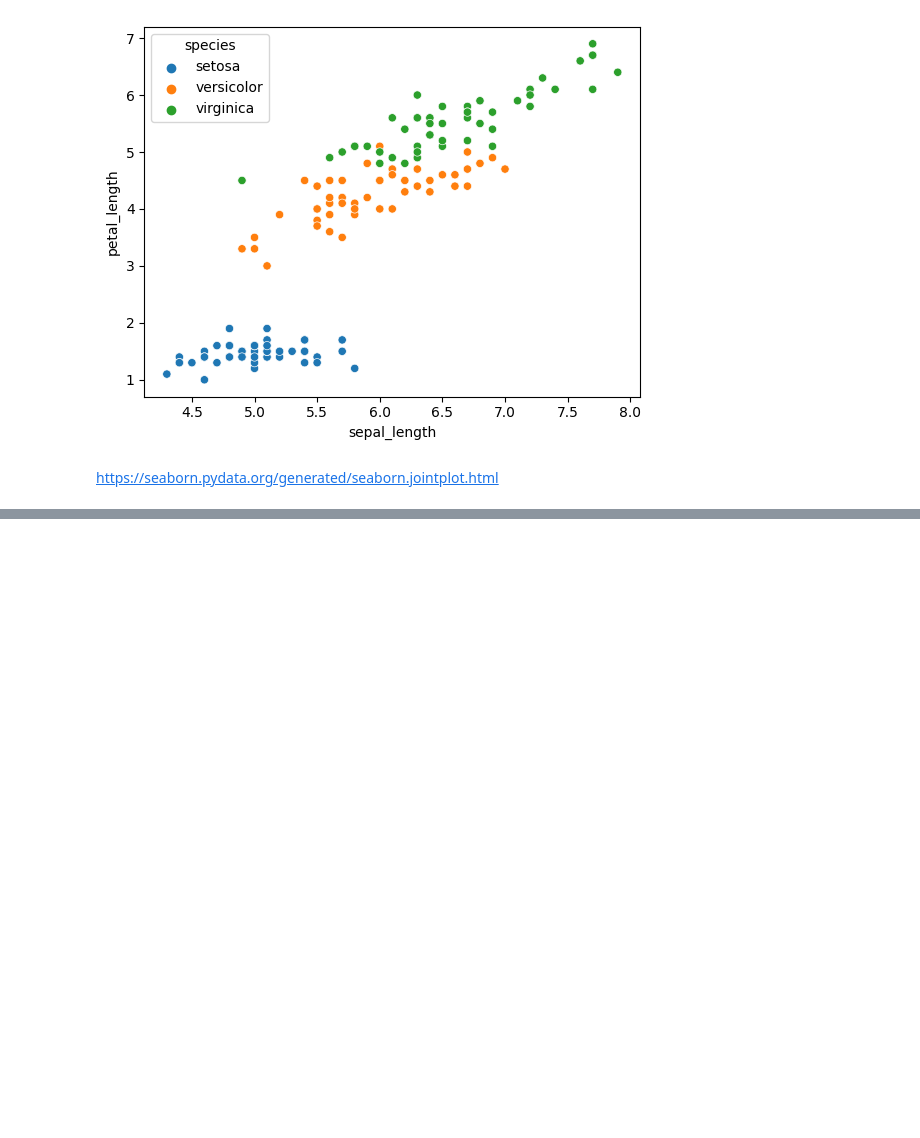
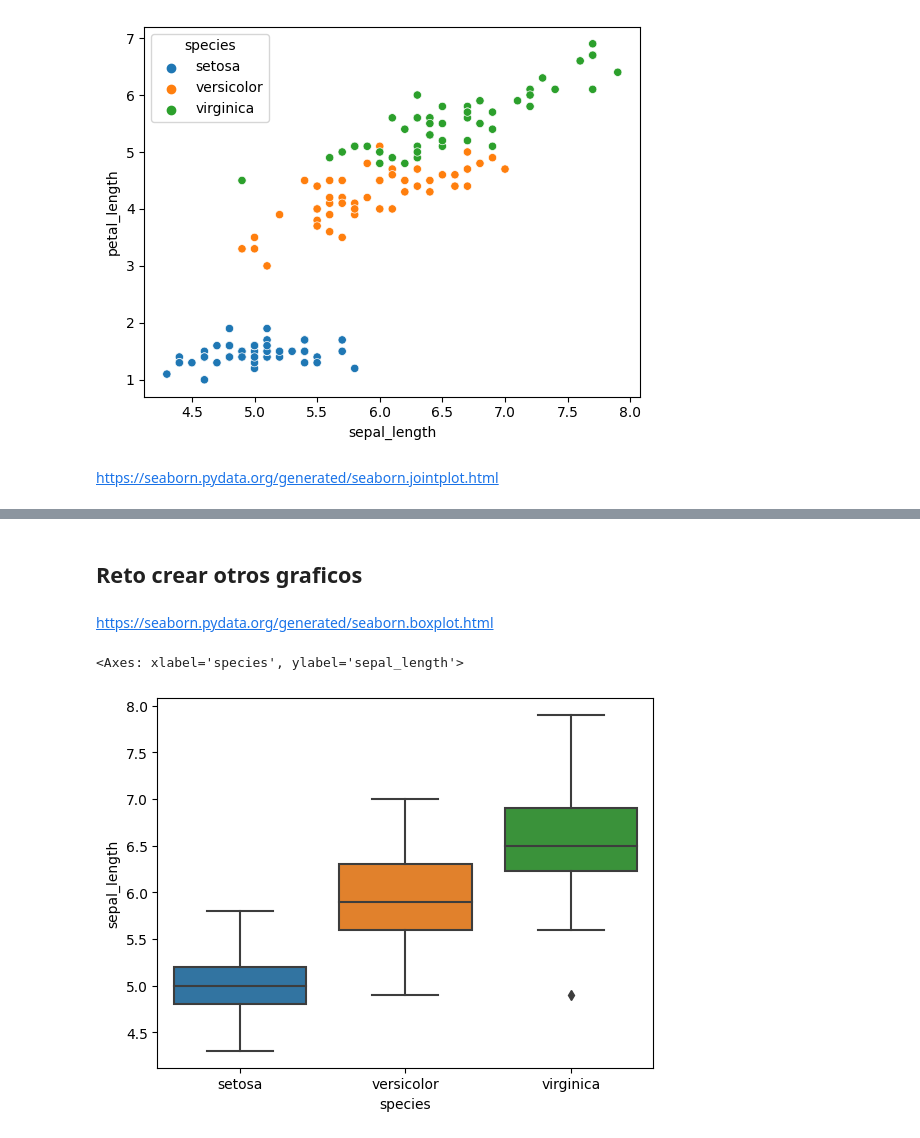
Before and after one commit to jariel17/curso-estadistica-descriptiva, a Jupyter notebook: 12_visualizaciones.ipynb, the cells around one changed output, grey strips where cells are left out. Cells and saved outputs as stored; diff of their text form; code cells hidden in the pictures; blank space fills up the shorter version.

```diff
--- a/12_visualizaciones.ipynb
+++ b/12_visualizaciones.ipynb
@@ -26,0 +37,11 @@ https://seaborn.pydata.org/generated/seaborn.jointplot.html
+# %% [markdown]
+## Reto crear otros graficos
+# %% [markdown]
+https://seaborn.pydata.org/generated/seaborn.boxplot.html
+# %%
+# box plot
+
+sns.boxplot(x = 'species', y = 'sepal_length', data=iris)
+# %% [output]
+<Axes: xlabel='species', ylabel='sepal_length'>
+[figure, added]
```
Also changed, not shown: parts of 6 cells of this notebook.
